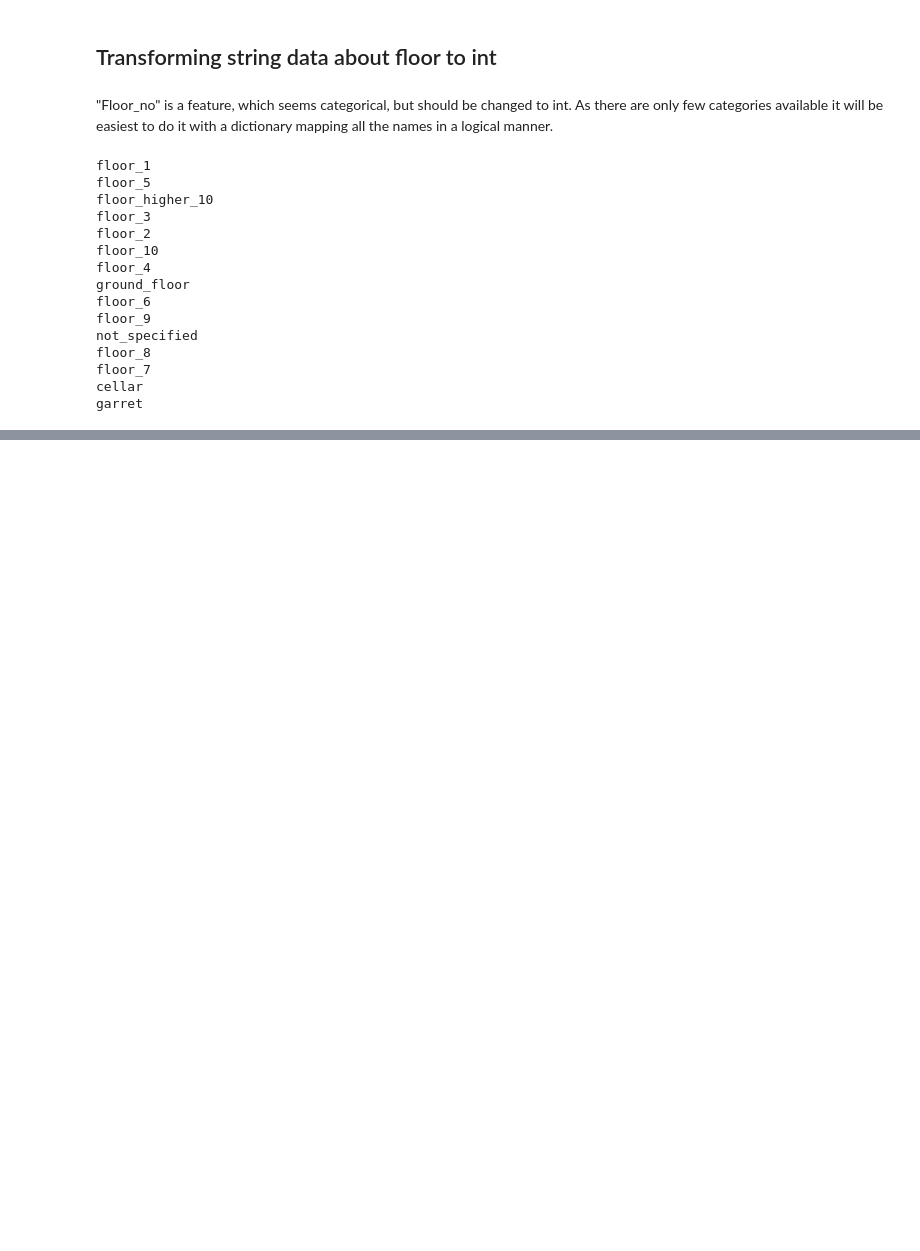
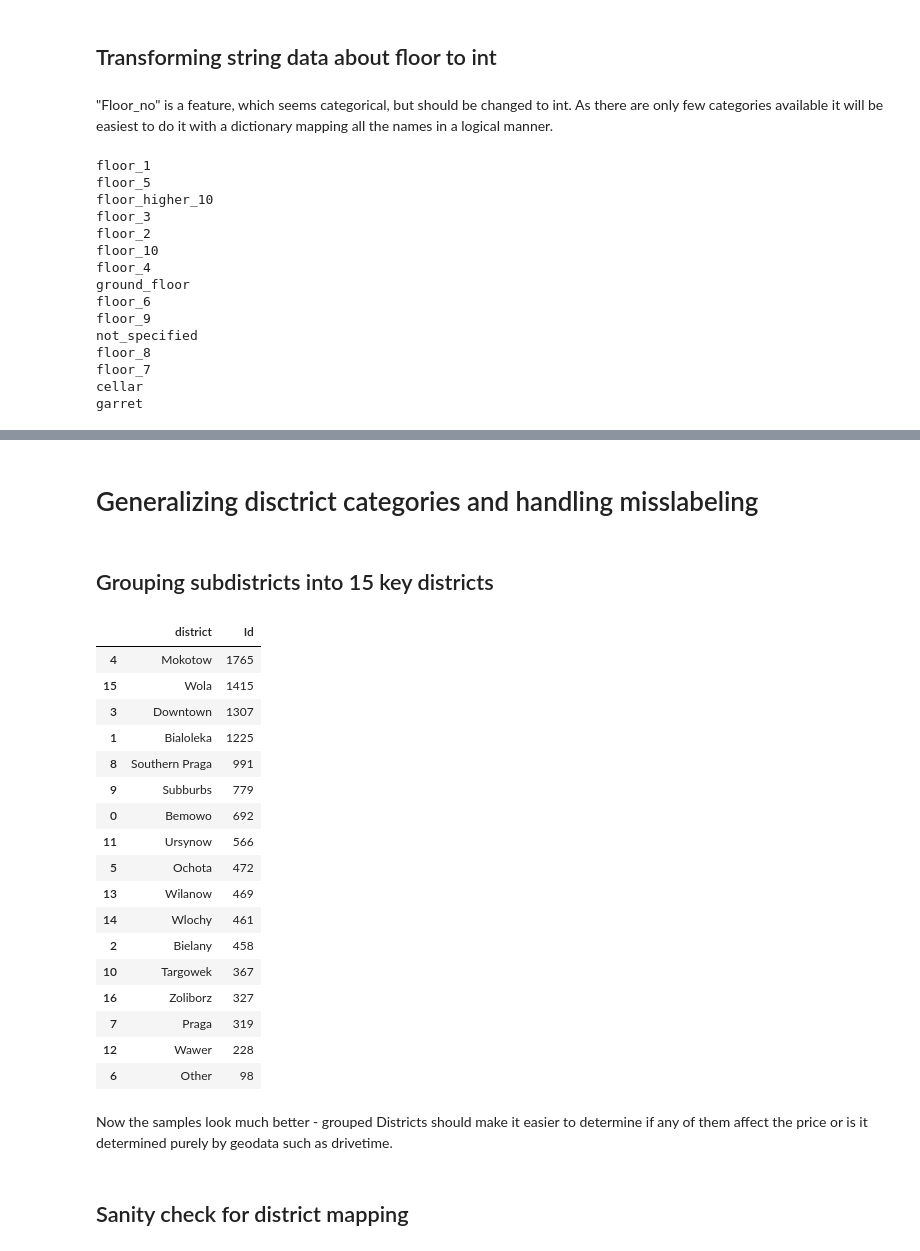
Before and after one commit to Jan-Majewski/Project_Portfolio, a Jupyter notebook: 03_Real_Estate_pricing_in_Warsaw/03_01_Scraping_Real_Estate_offers.ipynb, the cells around one changed output, grey strips where cells are left out. Cells and saved outputs as stored; diff of their text form; code cells hidden in the pictures; blank space fills up the shorter version.

Commit message:
added district mapping based on neighbour voting

```diff
--- a/03_Real_Estate_pricing_in_Warsaw/03_01_Scraping_Real_Estate_offers.ipynb
+++ b/03_Real_Estate_pricing_in_Warsaw/03_01_Scraping_Real_Estate_offers.ipynb
@@ -924 +959,5 @@ RE_prices_transformed["floor_num"]=RE_prices_transformed["floor_no"].apply(lambd
+# %%
+null_features=["floor_num","build_year","building_floors_num"]
+# %%
+df_fin[null_features]=imp_const.fit_transform(df_fin[null_features])
 # %%
@@ -949,0 +983,6 @@ RE_prices_transformed.shape
+# %% [markdown]
+# Generalizing disctrict categories and handling misslabeling
+# %% [markdown]
+## Grouping subdistricts into 15 key districts
+# %%
+df_fin.rename(columns={"district":"subdistrict"},inplace=True)
@@ -949,0 +1193,27 @@ RE_prices_transformed.shape
+# %%
+df_fin["district"]=df_fin.subdistrict.apply(lambda x:district_mapping[x])
+# %%
+df_fin[["district","Id"]].groupby("district",as_index=False).count().sort_values(by="Id",ascending=False)
+# %% [output]
+|  | district | Id |
+| 4 | Mokotow | 1765 |
+| 15 | Wola | 1415 |
+| 3 | Downtown | 1307 |
+| 1 | Bialoleka | 1225 |
+| 8 | Southern Praga | 991 |
+| 9 | Subburbs | 779 |
+| 0 | Bemowo | 692 |
+| 11 | Ursynow | 566 |
+| 5 | Ochota | 472 |
+| 13 | Wilanow | 469 |
+| 14 | Wlochy | 461 |
+| 2 | Bielany | 458 |
+| 10 | Targowek | 367 |
+| 16 | Zoliborz | 327 |
+| 7 | Praga | 319 |
+| 12 | Wawer | 228 |
+| 6 | Other | 98 |
+# %% [markdown]
+Now the samples look much better - grouped Districts should make it easier to determine if any of them affect the price or is it determined purely by geodata such as drivetime.
+# %% [markdown]
+## Sanity check for district mapping
```
Also changed, not shown: parts of 33 cells of this notebook.
